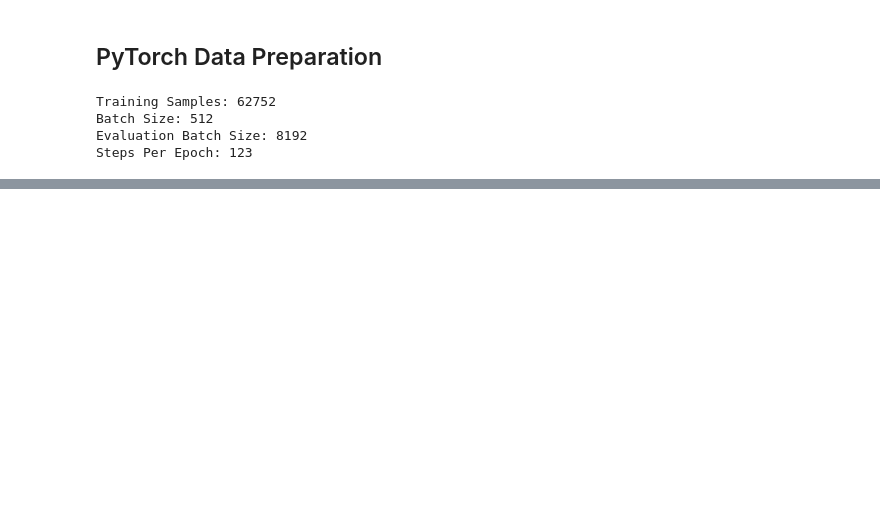
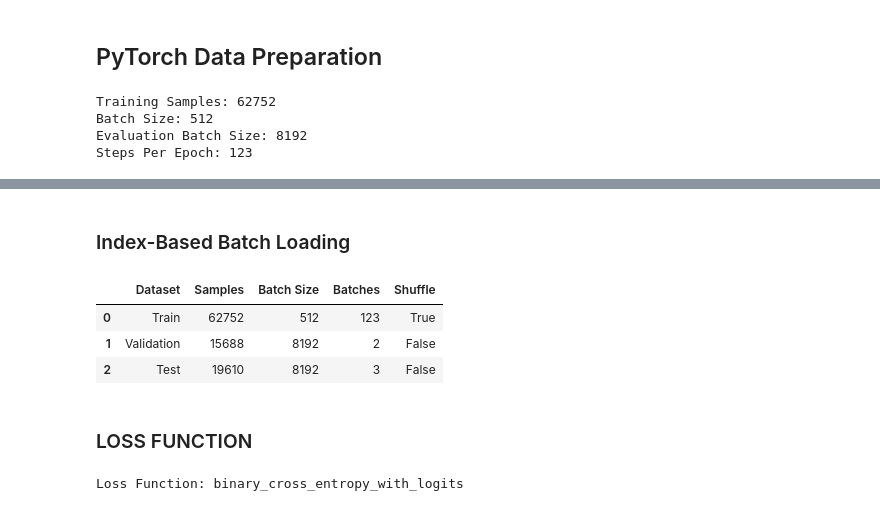
Before and after one commit to HelwanDevs/Deep-Tabular-project, a Jupyter notebook: notebooks/FT_Transformer.ipynb, the cells around one changed output, grey strips where cells are left out. Saved outputs shown, nothing was run; the diff lists cells and outputs as text; code cells hidden in the pictures; blank space fills up the shorter version.

```diff
--- a/notebooks/FT_Transformer.ipynb
+++ b/notebooks/FT_Transformer.ipynb
@@ -546,0 +1077,2 @@ Steps Per Epoch: 123
+# %% [markdown]
+### Index-Based Batch Loading
@@ -546,0 +1118,60 @@ Steps Per Epoch: 123
+# %%
+TRAIN_LOADER = IndexLoader(
+    train_size=len(X_TENSOR["train"]),
+    batch_size=BATCH_SIZE,
+    shuffle=True,
+    device=DEVICE
+)
+
+VAL_LOADER = IndexLoader(
+    train_size=len(X_TENSOR["val"]),
+    batch_size=EVAL_BATCH_SIZE,
+    shuffle=False,
+    device=DEVICE
+)
+
+TEST_LOADER = IndexLoader(
+    train_size=len(X_TENSOR["test"]),
+    batch_size=EVAL_BATCH_SIZE,
+    shuffle=False,
+    device=DEVICE
+)
+
+LOADER_SUMMARY = pd.DataFrame([
+    {
+        "Dataset": "Train",
+        "Samples": len(X_TENSOR["train"]),
+        "Batch Size": BATCH_SIZE,
+        "Batches": len(TRAIN_LOADER),
+        "Shuffle": True
+    },
+    {
+        "Dataset": "Validation",
+        "Samples": len(X_TENSOR["val"]),
+        "Batch Size": EVAL_BATCH_SIZE,
+        "Batches": len(VAL_LOADER),
+        "Shuffle": False
+    },
+    {
+        "Dataset": "Test",
+        "Samples": len(X_TENSOR["test"]),
+        "Batch Size": EVAL_BATCH_SIZE,
+        "Batches": len(TEST_LOADER),
+        "Shuffle": False
+    }
+])
+
+display(LOADER_SUMMARY)
+# %% [output]
+|  | Dataset | Samples | Batch Size | Batches | Shuffle |
+| 0 | Train | 62752 | 512 | 123 | True |
+| 1 | Validation | 15688 | 8192 | 2 | False |
+| 2 | Test | 19610 | 8192 | 3 | False |
+# %% [markdown]
+### LOSS FUNCTION
+# %%
+LOSS_FN = F.binary_cross_entropy_with_logits
+
+print("Loss Function:", LOSS_FN.__name__)
+# %% [output]
+Loss Function: binary_cross_entropy_with_logits
```
Also changed, not shown: parts of 40 cells of this notebook, 5 other files.
